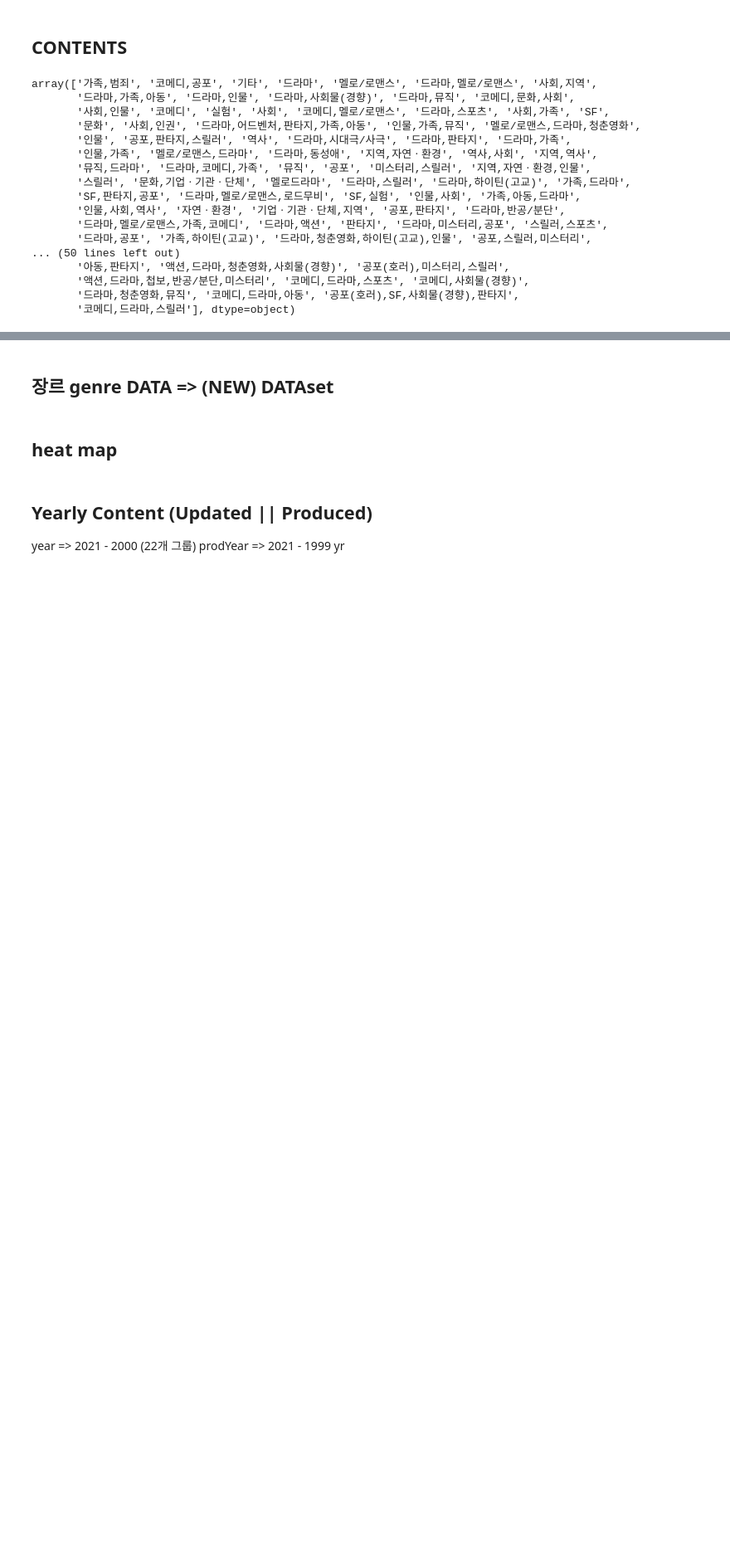
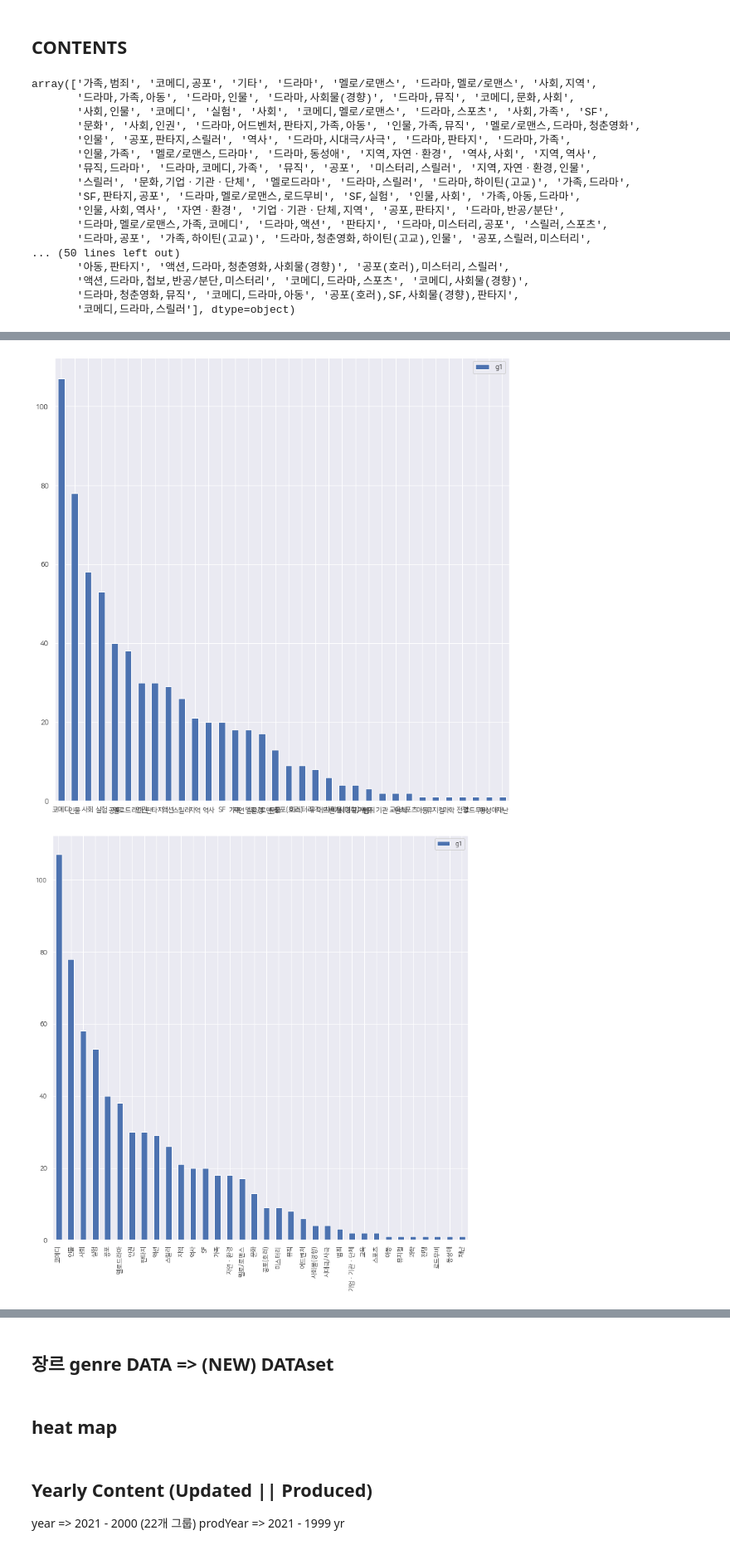
Before and after one commit to ChriSangHoon/Elice-Data-project-Data-analysis-, a Jupyter notebook: recommendation_system.ipynb, the cells around one changed output, grey strips where cells are left out. Shown at 83% size. Cells and saved outputs as stored; diff of their text form; code cells hidden in the pictures; blank space fills up the shorter version.

Commit message:
#12 DONE :: distribution of genre

```diff
--- a/recommendation_system.ipynb
+++ b/recommendation_system.ipynb
@@ -111,0 +131,6 @@ array(['가족,범죄', '코메디,공포', '기타', '드라마', '멜로/로
+# %%
+genre_df = pd.DataFrame(
+    movies['genre'].str.split(',').tolist(),
+    columns=['g1', 'g2', 'g3', 'g4', 'g5']
+)
+genre_df
@@ -111,0 +209,3 @@ array(['가족,범죄', '코메디,공포', '기타', '드라마', '멜로/로
+# %%
+item_counts_1 = genre_df["g1"].value_counts()
+print(item_counts_1)
@@ -111,0 +230,11 @@ array(['가족,범죄', '코메디,공포', '기타', '드라마', '멜로/로
+# %%
+
+df = pd.DataFrame(item_counts_1[2:])
+ax = df.plot.bar(rot=0)
+
+ax = df.plot.bar(stacked=True)
+
+plt.show()
+# %% [output]
+[figure, added]
+[figure, added]
```
Also changed, not shown: parts of 18 cells of this notebook.
